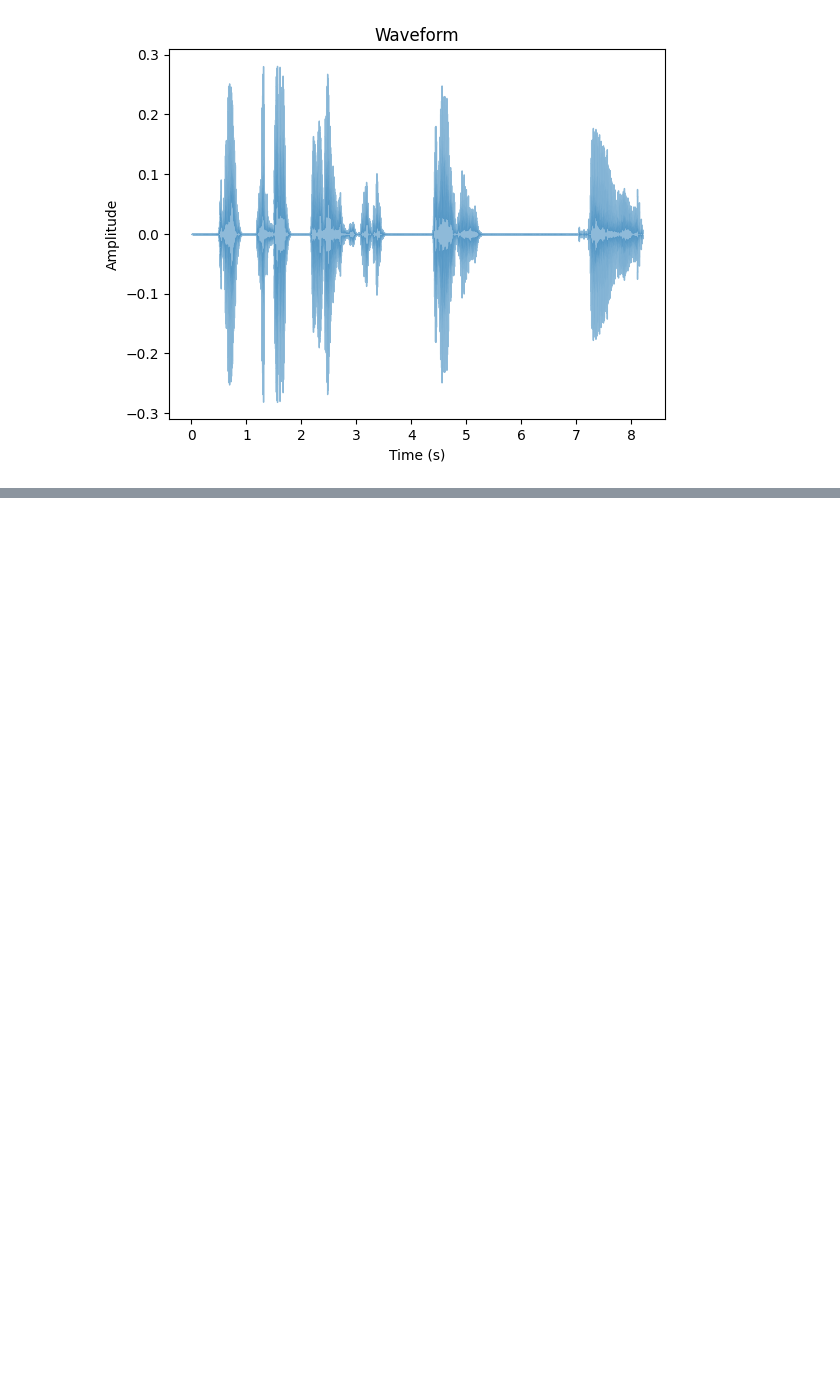
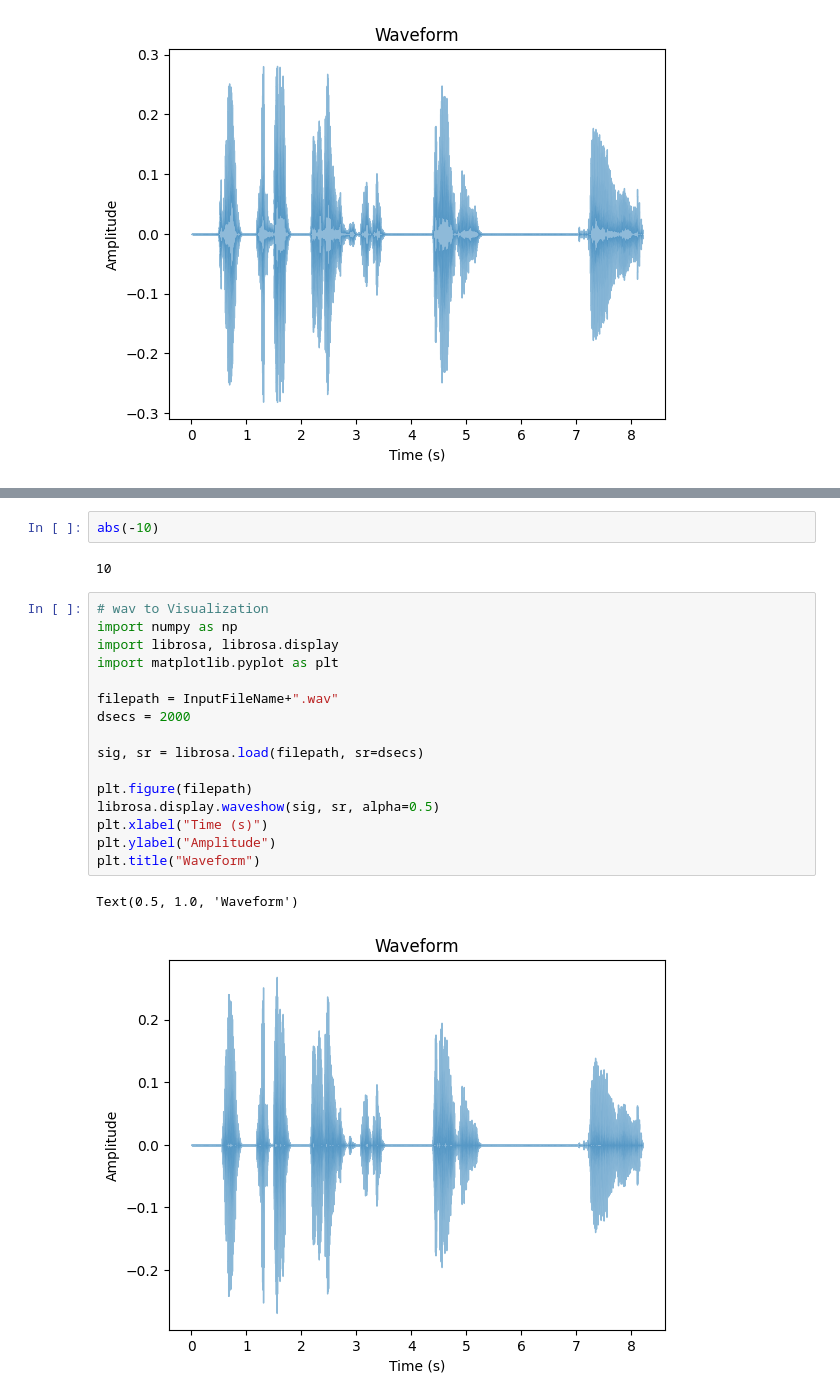
Before and after one commit to SAgiKPJH/SAGI_JJU-JJUCODE-, a Jupyter notebook: Project/01 영상편집 도우미 in python/VideoTest.ipynb, the cells around one changed output, grey strips where cells are left out. Saved outputs shown, nothing was run; the diff lists cells and outputs as text; blank space fills up the shorter version.

```diff
--- a/Project/01 영상편집 도우미 in python/VideoTest.ipynb
+++ b/Project/01 영상편집 도우미 in python/VideoTest.ipynb
@@ -689,0 +718,23 @@ Text(0.5, 1.0, 'Waveform')
+# %%
+abs(-10)
+# %% [output]
+10
+# %%
+# wav to Visualization
+import numpy as np
+import librosa, librosa.display
+import matplotlib.pyplot as plt
+
+filepath = InputFileName+".wav"
+dsecs = 2000
+
+sig, sr = librosa.load(filepath, sr=dsecs)
+
+plt.figure(filepath)
+librosa.display.waveshow(sig, sr, alpha=0.5)
+plt.xlabel("Time (s)")
+plt.ylabel("Amplitude")
+plt.title("Waveform")
+# %% [output]
+Text(0.5, 1.0, 'Waveform')
+[figure, added]
```
Also changed, not shown: parts of 14 cells of this notebook, 1 other file.
